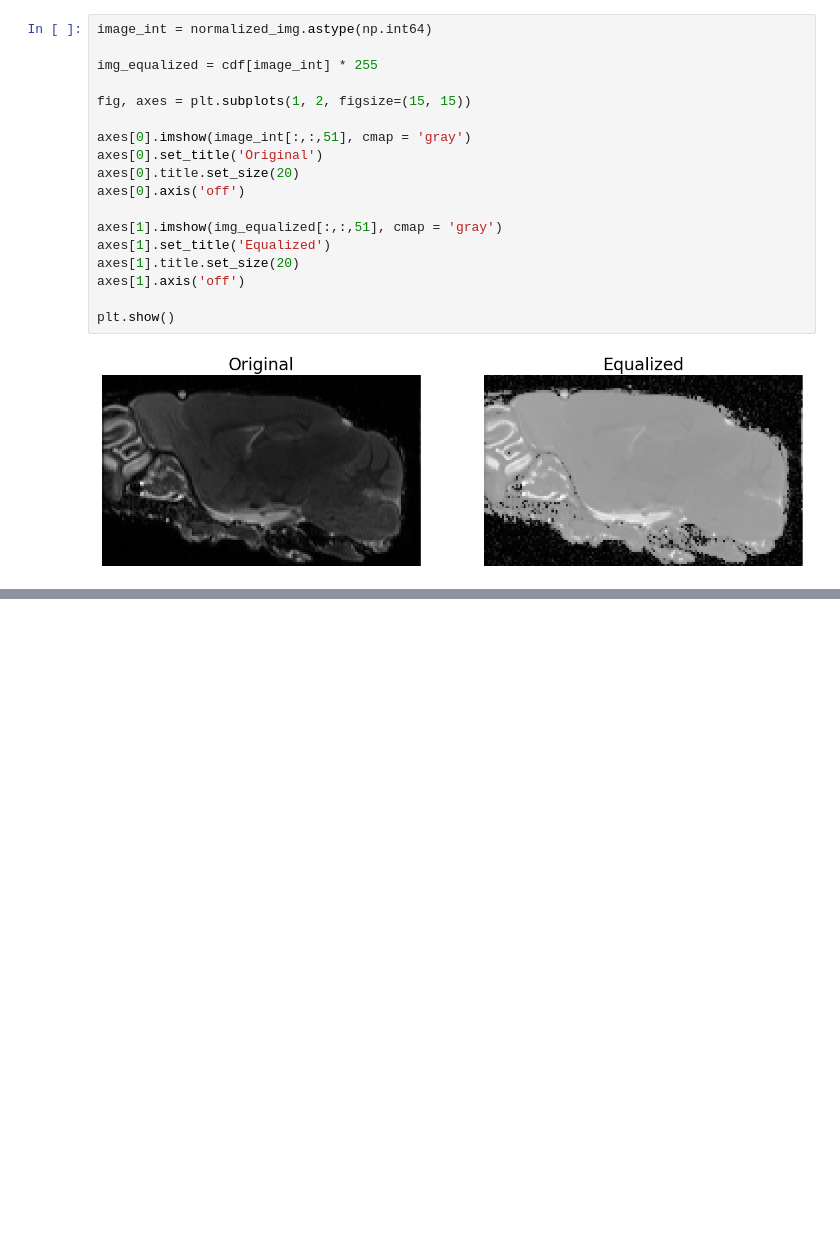
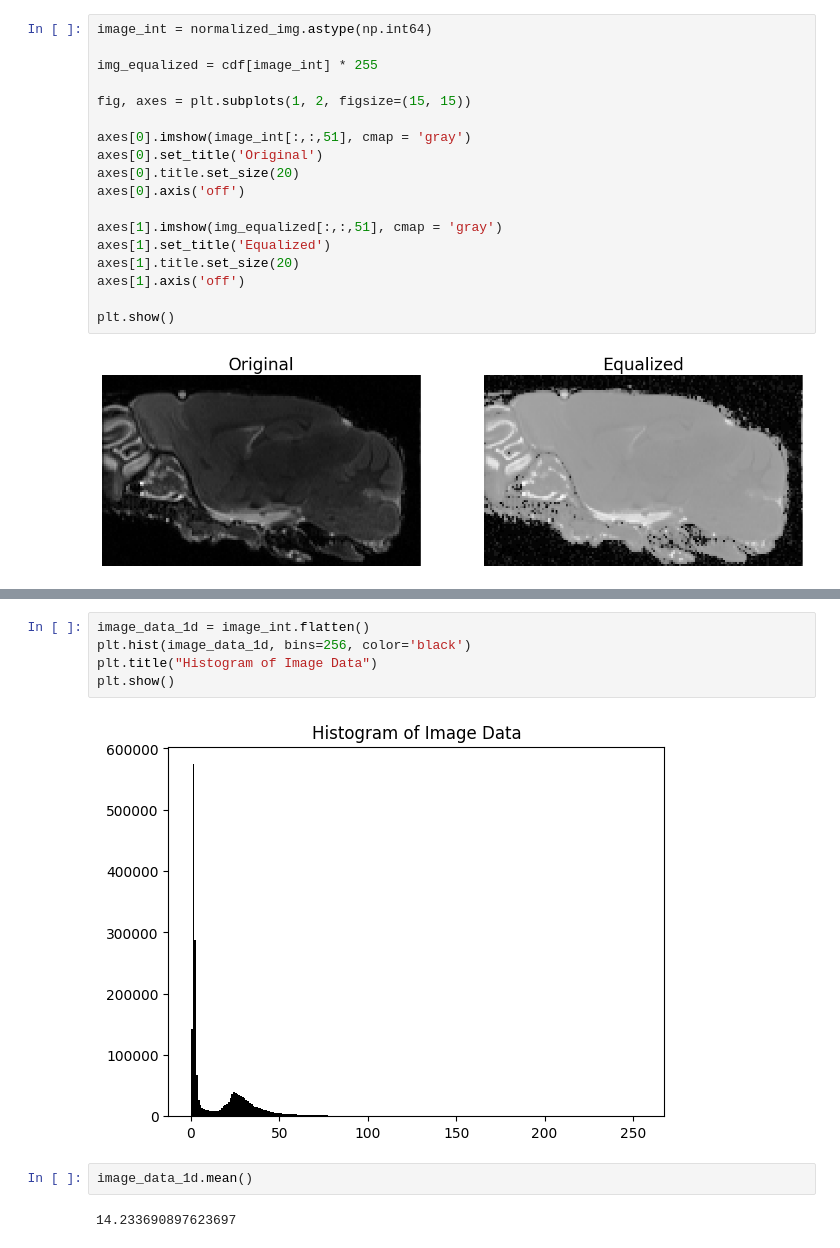
Before and after one commit to AnriiGegliuk/mice_MRI_analysis, a Jupyter notebook: notebooks/mask_improvement/mask_improvement.ipynb, the cells around one changed output, grey strips where cells are left out. Cells and saved outputs as stored; diff of their text form; blank space fills up the shorter version.

```diff
--- a/notebooks/mask_improvement/mask_improvement.ipynb
+++ b/notebooks/mask_improvement/mask_improvement.ipynb
@@ -86,0 +99,11 @@ plt.show()
+# %%
+image_data_1d = image_int.flatten()
+plt.hist(image_data_1d, bins=256, color='black')
+plt.title("Histogram of Image Data")
+plt.show()
+# %% [output]
+[figure, added]
+# %%
+image_data_1d.mean()
+# %% [output]
+14.233690897623697
```
Also changed, not shown: parts of 3 cells of this notebook.
